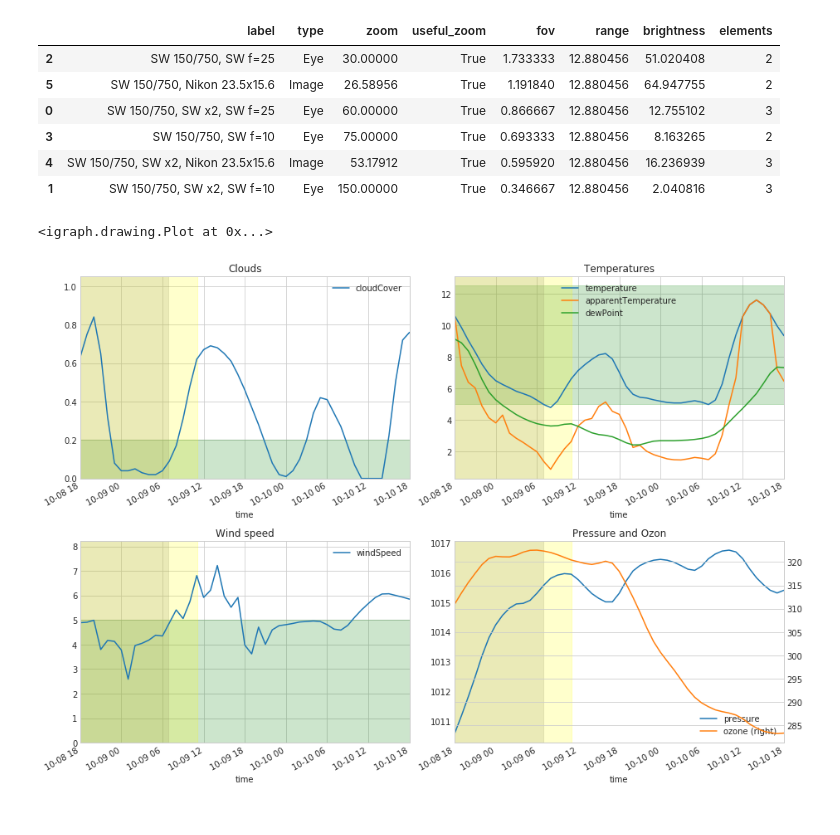
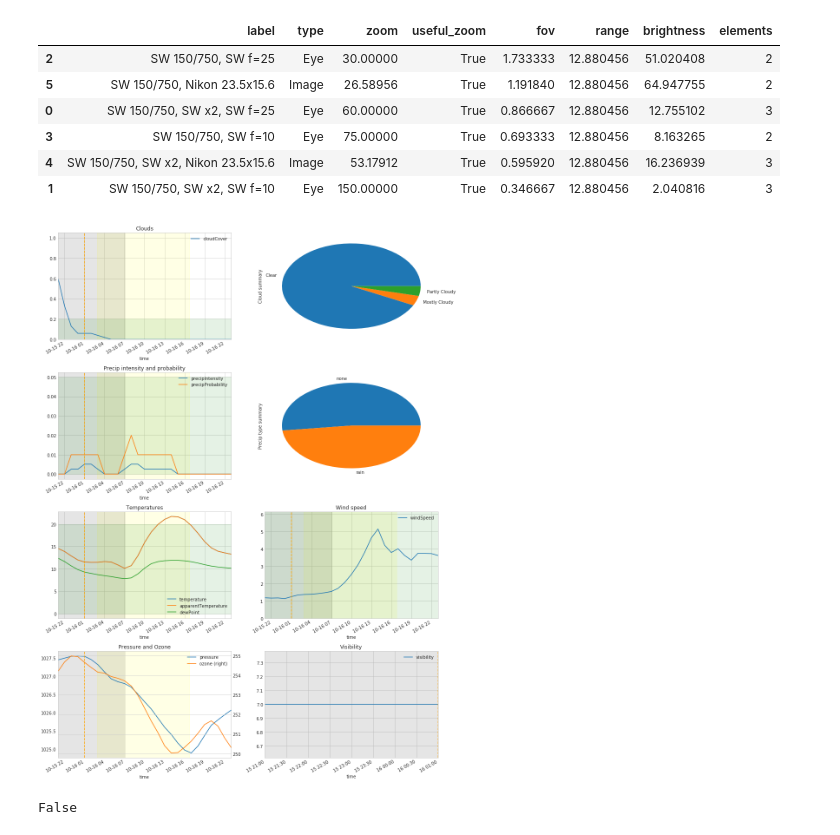
Before and after one commit to pozar87/apts, a Jupyter notebook: Test.ipynb, the cells around one changed output. Drawn from its saved outputs; the diff is of its cells as text; code cells hidden in the pictures.

```diff
--- a/Test.ipynb
+++ b/Test.ipynb
@@ -30,13 +28,13 @@ data[data.useful_zoom == True].sort_values(['fov'], ascending=[0])
 | 3 | SW 150/750, SW f=10 | Eye | 75.00000 | True | 0.693333 | 12.880456 | 8.163265 | 2 |
 | 4 | SW 150/750, SW x2, Nikon 23.5x15.6 | Image | 53.17912 | True | 0.595920 | 12.880456 | 16.236939 | 3 |
 | 1 | SW 150/750, SW x2, SW f=10 | Eye | 150.00000 | True | 0.346667 | 12.880456 | 2.040816 | 3 |
-# %%
-e.plot_connection_garph()
-# %% [output]
-<igraph.drawing.Plot at 0x...>
 # %%
-z = Place(lat=50.1637973,lon=19.7855169)
-o = Observation(z,e)
+place = Place(lat=50.1637973, lon=19.7855169, name="Example place")
+o = Observation(place,e)
 o.plot_weather()
 # %% [output]
-[figure, old version]
+[figure, new version]
+# %%
+o.weather_is_good()
+# %% [output]
+False
```
Also changed, not shown: parts of 2 cells of this notebook, 9 other files.
